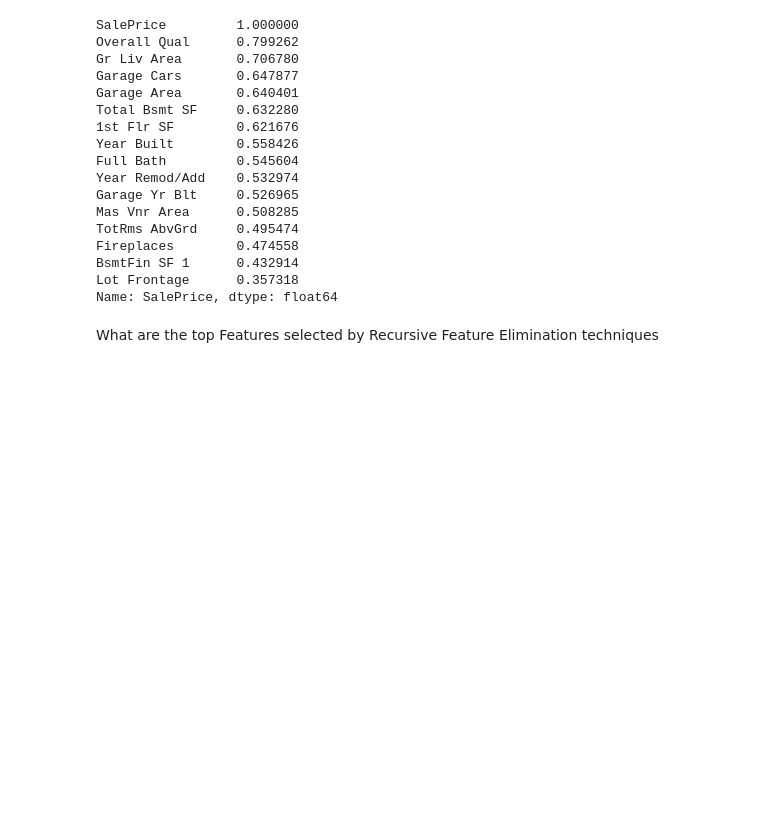
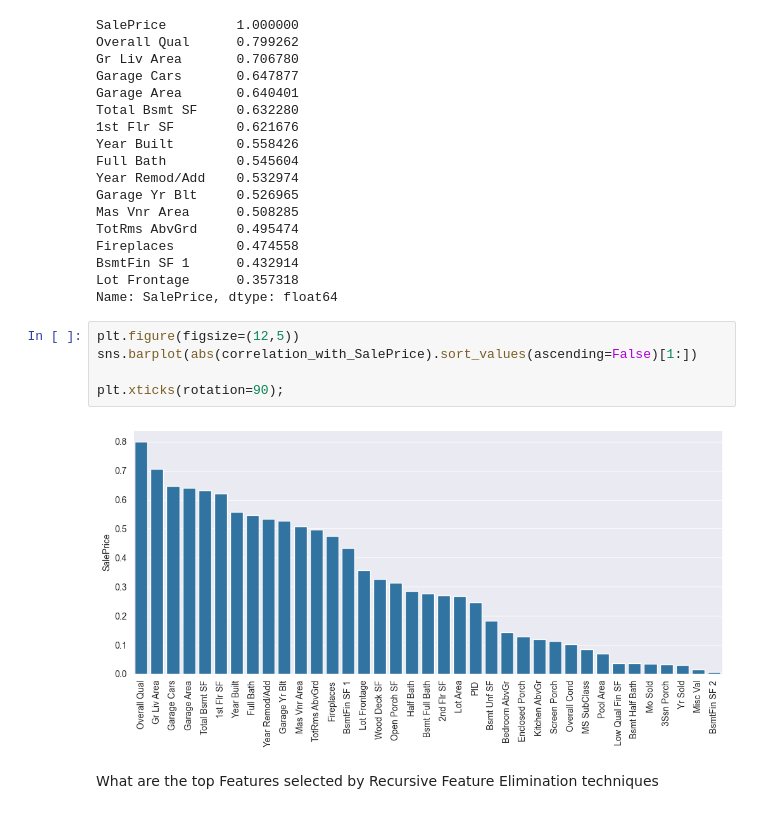
Before and after one commit to HimanshuChoudhary3004/Ames-house-prediction-with-Advance-regression, a Jupyter notebook: src/main.ipynb, the cells around one changed output. Saved outputs shown, nothing was run; the diff lists cells and outputs as text; blank space fills up the shorter version.

```diff
--- a/src/main.ipynb
+++ b/src/main.ipynb
@@ -131,6 +131,13 @@ Fireplaces        0.474558
 BsmtFin SF 1      0.432914
 Lot Frontage      0.357318
 Name: SalePrice, dtype: float64
+# %%
+plt.figure(figsize=(12,5))
+sns.barplot(abs(correlation_with_SalePrice).sort_values(ascending=False)[1:])
+
+plt.xticks(rotation=90);
+# %% [output]
+[figure, added]
 # %% [markdown]
 What are the top Features selected by Recursive Feature Elimination techniques<br>
 # %%
```
Also changed, not shown: parts of 19 cells of this notebook.
